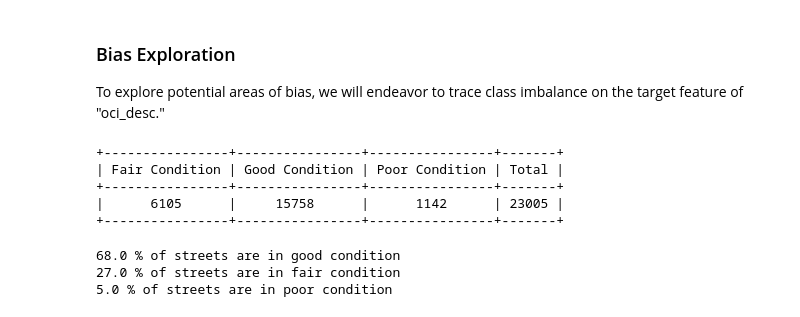
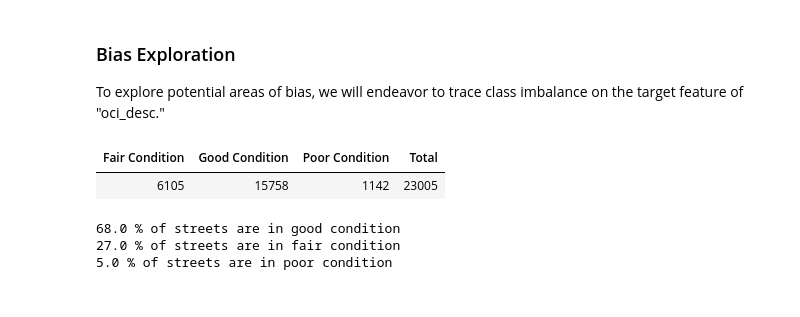
Before and after one commit to lshpaner/sd_streets, a Jupyter notebook: sd_streets.ipynb, the cells around one changed output. Cells and saved outputs as stored; diff of their text form; code cells hidden in the pictures.

```diff
--- a/sd_streets.ipynb
+++ b/sd_streets.ipynb
@@ -250,21 +256,18 @@ To explore potential areas of bias, we will endeavor to trace class imbalance on
 # %%
 oci_desc_fair = df['oci_desc'].value_counts()['Fair']
 oci_desc_good = df['oci_desc'].value_counts()['Good']
 oci_desc_poor = df['oci_desc'].value_counts()['Poor']
 oci_desc_total = oci_desc_fair  + oci_desc_good + oci_desc_poor
 
 table1 = PrettyTable() # build a table
 table1.field_names = ['Fair Condition', 'Good Condition',
                       'Poor Condition', 'Total']
 table1.add_row([oci_desc_fair, oci_desc_good, oci_desc_poor,
                 oci_desc_total])
-print(table1)
+table1
 # %% [output]
-+----------------+----------------+----------------+-------+
-| Fair Condition | Good Condition | Poor Condition | Total |
-+----------------+----------------+----------------+-------+
-|      6105      |     15758      |      1142      | 23005 |
-+----------------+----------------+----------------+-------+
+| Fair Condition | Good Condition | Poor Condition | Total |
+| 6105 | 15758 | 1142 | 23005 |
 # %%
 perc_good = oci_desc_good /(oci_desc_total)
 perc_fair = oci_desc_fair /(oci_desc_total)
```
Also changed, not shown: parts of 4 cells of this notebook.
